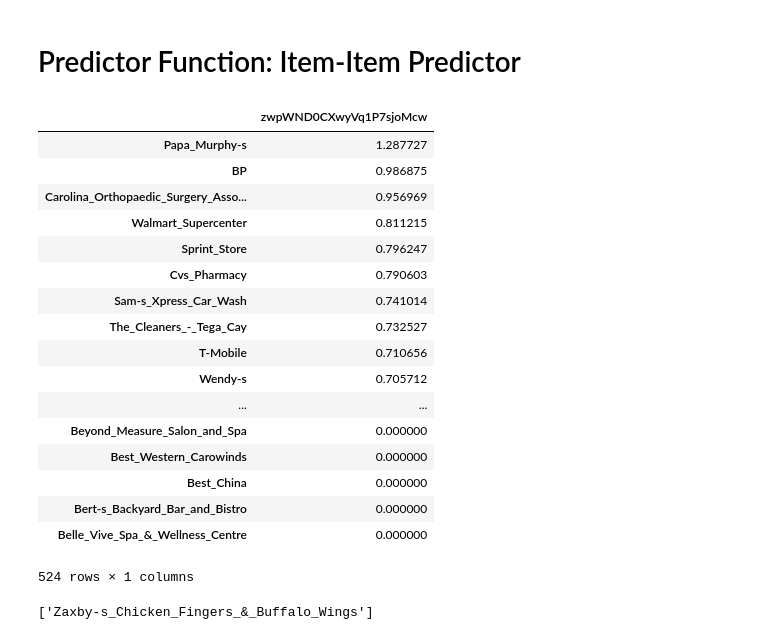
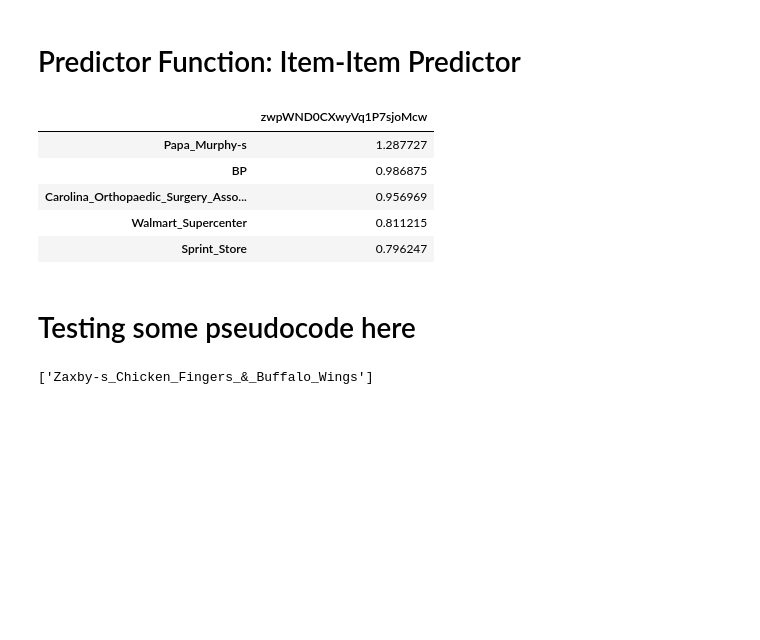
Before and after one commit to Ajinth/Recommender-System, a Jupyter notebook: Code/Yelp_Recommender_System.ipynb, the cells around one changed output. Drawn from its saved outputs; the diff is of its cells as text; code cells hidden in the pictures; blank space fills up the shorter version.

```diff
--- a/Code/Yelp_Recommender_System.ipynb
+++ b/Code/Yelp_Recommender_System.ipynb
@@ -839,26 +833,16 @@ def rating_predictor_colab_ii_all():
 # %%
 '''Calling the predictor to make predictions'''
 predicted_df = rating_predictor_colab_ii_all()
-predicted_df
+predicted_df.head()
 # %% [output]
 |  | zwpWND0CXwyVq1P7sjoMcw |
 | Papa_Murphy-s | 1.287727 |
 | BP | 0.986875 |
 | Carolina_Orthopaedic_Surgery_Asso... | 0.956969 |
 | Walmart_Supercenter | 0.811215 |
 | Sprint_Store | 0.796247 |
-| Cvs_Pharmacy | 0.790603 |
-| Sam-s_Xpress_Car_Wash | 0.741014 |
-| The_Cleaners_-_Tega_Cay | 0.732527 |
-| T-Mobile | 0.710656 |
-| Wendy-s | 0.705712 |
-| ... | ... |
-| Beyond_Measure_Salon_and_Spa | 0.000000 |
-| Best_Western_Carowinds | 0.000000 |
-| Best_China | 0.000000 |
-| Bert-s_Backyard_Bar_and_Bistro | 0.000000 |
-| Belle_Vive_Spa_&_Wellness_Centre | 0.000000 |
-524 rows × 1 columns
+# %% [markdown]
+# Testing some pseudocode here
 # %%
 # user='-MSNjGYgsGmRQHHG-1wbjw'
 # user = 'hgWmZXmxG90Zt7Hm0OWqKQ'- Multi
```
Also changed, not shown: parts of 2 cells of this notebook.
